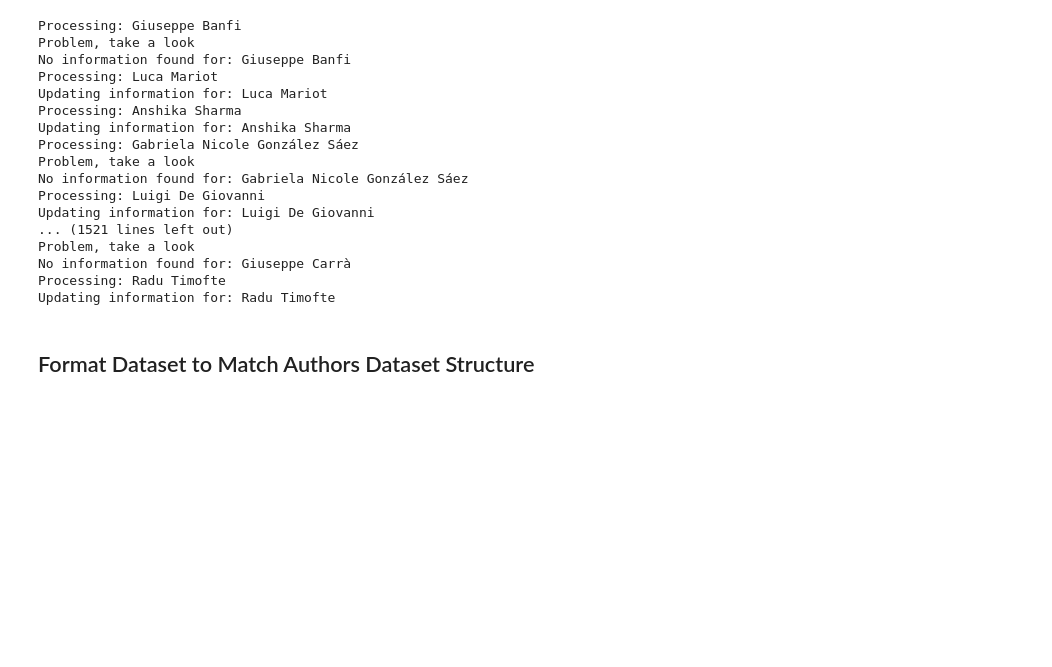
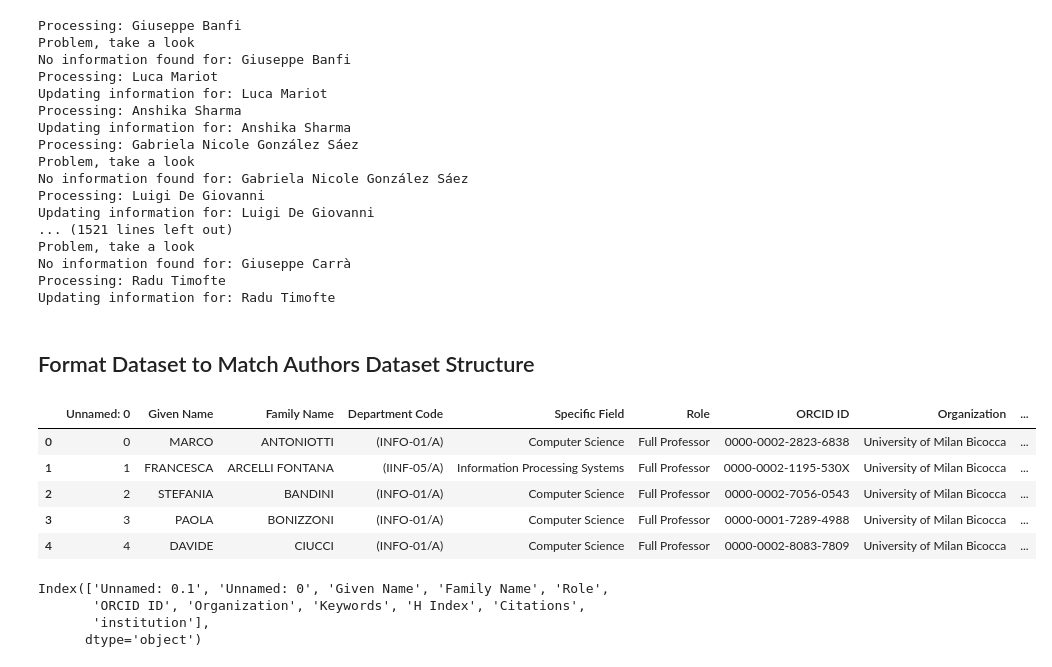
Before and after one commit to saraborello/UniMIB-ResearchGraph, a Jupyter notebook: notebooks/data_extraction/External_dataExtraction.ipynb, the cells around one changed output. Cells and saved outputs as stored; diff of their text form; code cells hidden in the pictures; blank space fills up the shorter version.

Commit message:
Institution node creation

```diff
--- a/notebooks/data_extraction/External_dataExtraction.ipynb
+++ b/notebooks/data_extraction/External_dataExtraction.ipynb
@@ -94,3 +94,22 @@ filtered_df = df[columns_to_keep]
 filtered_df.rename(columns={'Role_Title': 'Role'}, inplace=True)
 # %%
 filtered_df.to_csv('../../data/processed/Authors_external.csv')
+# %%
+external = pd.read_csv('../../data/processed/Authors_external_final.csv')
+internal = pd.read_csv('../../data/processed/Authors_internal.csv')
+# %%
+internal.head()
+# %% [output]
+|  | Unnamed: 0 | Given Name | Family Name | Department Code | Specific Field | Role | ORCID ID | Organization | ... |
+| 0 | 0 | MARCO | ANTONIOTTI | (INFO-01/A) | Computer Science | Full Professor | 0000-0002-2823-6838 | University of Milan Bicocca | ... |
+| 1 | 1 | FRANCESCA | ARCELLI FONTANA | (IINF-05/A) | Information Processing Systems | Full Professor | 0000-0002-1195-530X | University of Milan Bicocca | ... |
+| 2 | 2 | STEFANIA | BANDINI | (INFO-01/A) | Computer Science | Full Professor | 0000-0002-7056-0543 | University of Milan Bicocca | ... |
+| 3 | 3 | PAOLA | BONIZZONI | (INFO-01/A) | Computer Science | Full Professor | 0000-0001-7289-4988 | University of Milan Bicocca | ... |
+| 4 | 4 | DAVIDE | CIUCCI | (INFO-01/A) | Computer Science | Full Professor | 0000-0002-8083-7809 | University of Milan Bicocca | ... |
+# %%
+external.columns
+# %% [output]
+Index(['Unnamed: 0.1', 'Unnamed: 0', 'Given Name', 'Family Name', 'Role',
+       'ORCID ID', 'Organization', 'Keywords', 'H Index', 'Citations',
+       'institution'],
+      dtype='object')
```
Also changed, not shown: parts of 2 cells of this notebook, 11 other files.
